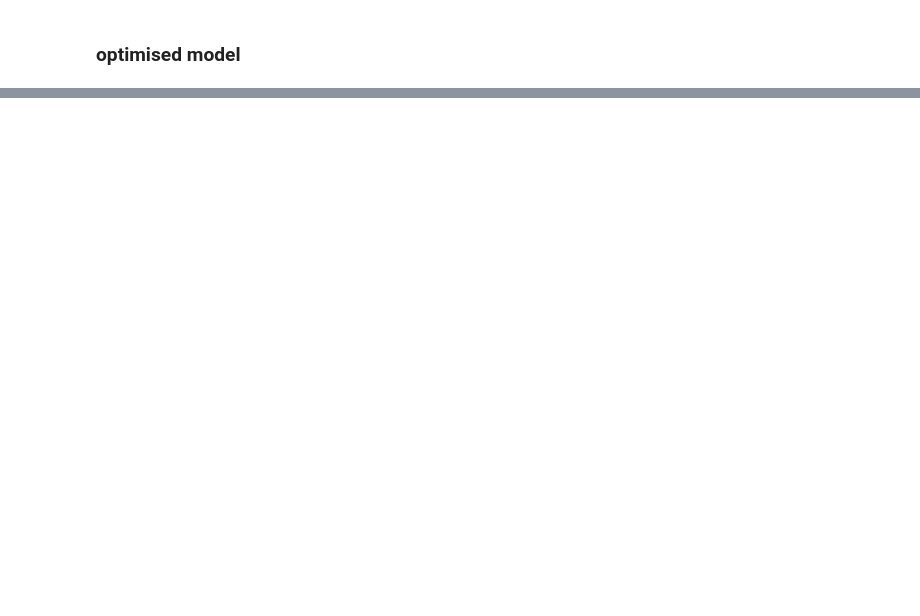
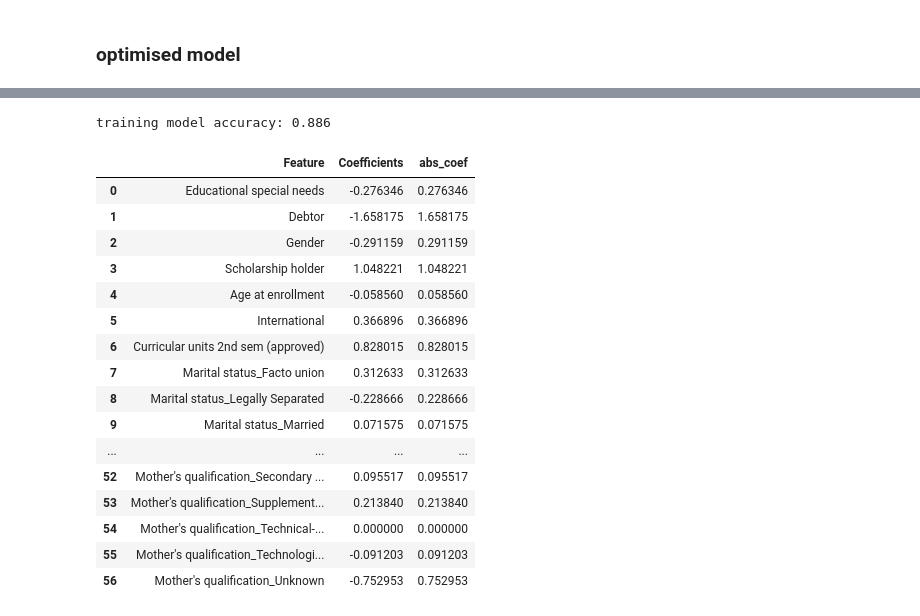
Before and after one commit to ASmith12345/udacity-capstone-project, a Jupyter notebook: optimised-columns-ml-analysis.ipynb, the cells around one changed output, grey strips where cells are left out. Drawn from its saved outputs; the diff is of its cells as text; code cells hidden in the pictures; blank space fills up the shorter version.

```diff
--- a/optimised-columns-ml-analysis.ipynb
+++ b/optimised-columns-ml-analysis.ipynb
@@ -52,4 +46,4 @@ Requirement already satisfied: six>=1.5 in /Users/alex.smithglean.co/.pyenv/vers
 [notice] A new release of pip is available: 23.0 -> 23.3.2
 [notice] To update, run: pip install --upgrade pip
 # %%
-df = pd.read_csv('formatted_dataset.csv',index_col=0)
+df_with_dummies = pd.read_csv('formatted_dataset.csv',index_col=0)
@@ -58,2 +49,0 @@ df = pd.read_csv('formatted_dataset.csv',index_col=0)
-# %%
-df_with_dummies=df.copy()
@@ -84,7 +51,7 @@ Index(['Marital status', 'Application mode', 'Application order', 'Course',
 df_with_dummies=df_with_dummies[['Marital status',
                                  'Course',
                                  'Daytime/evening attendance',
-                                 "Mother's occupation",
+                                 "Mother's qualification",
                                  'Educational special needs',
                                  'Debtor',
                                  'Gender',
@@ -182 +106,19 @@ sns.heatmap(dummy.corr().round(2),cmap='RdYlGn')
+# %%
+def coefficients(df, predictor):
+    '''
+    returns the coefficients to determine which variable is the biggest predictor of price.
+    parameter data_types is included so we can generate models depending on whether the variable is
+    continuous or categorical.
+    '''
+
+    X =dummy.drop([predictor], axis=1)
+    y = dummy[[predictor]]
+    X_train, X_test, y_train, y_test = train_test_split(X, y, test_size=0.2, random_state=42)
+    lm_model  = LogisticRegression(solver='newton-cg')
+    lm_model.fit(X_train, y_train)
+    cdf = pd.DataFrame({"Feature": X_train.columns.tolist(), "Coefficients": lm_model.coef_[0], "abs_coef": np.abs(lm_model.coef_[0])})
+    cdf_y_pred = lm_model.predict(X_test)
+    cdf_model_test_acc = round(accuracy_score(y_test, cdf_y_pred), 3)
+    print(f"training model accuracy: {cdf_model_test_acc}")
+    return cdf
 # %%
@@ -568,0 +622,22 @@ print(f"training model accuracy: {v_model_test_acc}")
+# %%
+# Coefficients of chosen model
+coefficients(df_with_dummies,'Target')
+# %% [output]
+training model accuracy: 0.886
+|  | Feature | Coefficients | abs_coef |
+| 0 | Educational special needs | -0.276346 | 0.276346 |
+| 1 | Debtor | -1.658175 | 1.658175 |
+| 2 | Gender | -0.291159 | 0.291159 |
+| 3 | Scholarship holder | 1.048221 | 1.048221 |
+| 4 | Age at enrollment | -0.058560 | 0.058560 |
+| 5 | International | 0.366896 | 0.366896 |
+| 6 | Curricular units 2nd sem (approved) | 0.828015 | 0.828015 |
+| 7 | Marital status_Facto union | 0.312633 | 0.312633 |
+| 8 | Marital status_Legally Separated | -0.228666 | 0.228666 |
+| 9 | Marital status_Married | 0.071575 | 0.071575 |
+| ... | ... | ... | ... |
+| 52 | Mother's qualification_Secondary ... | 0.095517 | 0.095517 |
+| 53 | Mother's qualification_Supplement... | 0.213840 | 0.213840 |
+| 54 | Mother's qualification_Technical-... | 0.000000 | 0.000000 |
+| 55 | Mother's qualification_Technologi... | -0.091203 | 0.091203 |
+| 56 | Mother's qualification_Unknown | -0.752953 | 0.752953 |
```
Also changed, not shown: parts of 74 cells of this notebook, 4 other files.
